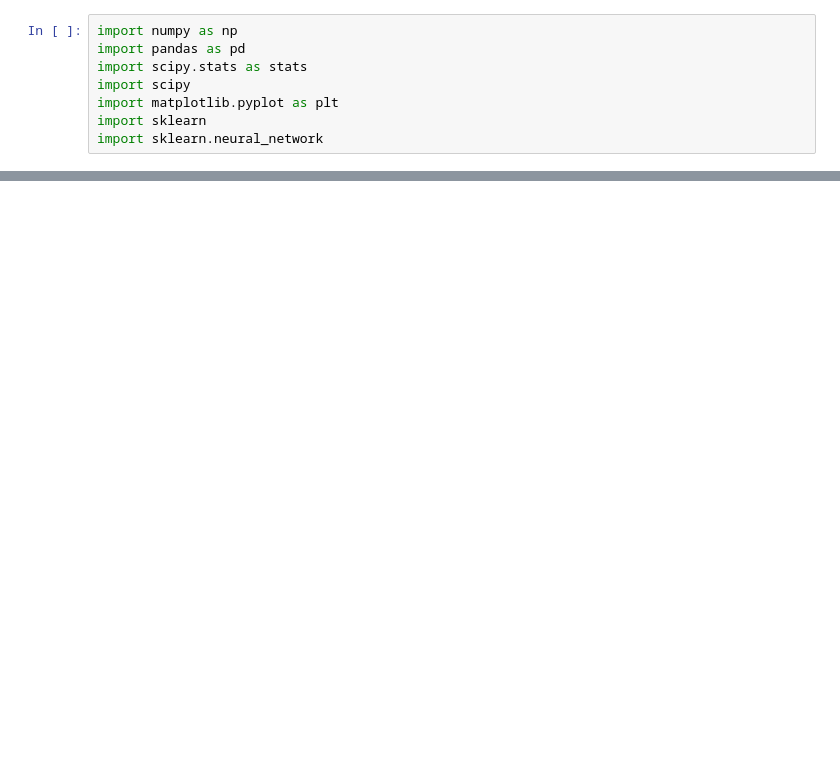
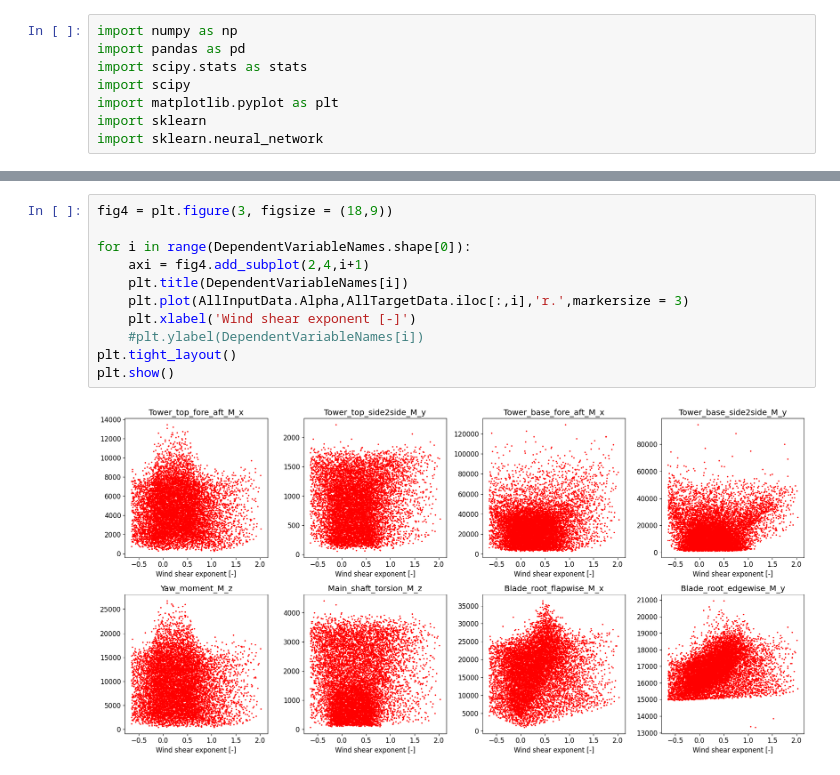
Before and after one commit to joramdevries/ProbabilisticMethods, a Jupyter notebook: Assignment 1/Surrogate_Model_Assign1_Task3.ipynb, the cells around one changed output, grey strips where cells are left out. Cells and saved outputs as stored; diff of their text form; blank space fills up the shorter version.

```diff
--- a/Assignment 1/Surrogate_Model_Assign1_Task3.ipynb
+++ b/Assignment 1/Surrogate_Model_Assign1_Task3.ipynb
@@ -39,0 +126,13 @@ n =  429796
+# %%
+fig4 = plt.figure(3, figsize = (18,9))
+
+for i in range(DependentVariableNames.shape[0]):
+    axi = fig4.add_subplot(2,4,i+1)
+    plt.title(DependentVariableNames[i])
+    plt.plot(AllInputData.Alpha,AllTargetData.iloc[:,i],'r.',markersize = 3)
+    plt.xlabel('Wind shear exponent [-]')
+    #plt.ylabel(DependentVariableNames[i])
+plt.tight_layout()
+plt.show()
+# %% [output]
+[figure, added]
```
Also changed, not shown: parts of 13 cells of this notebook.
